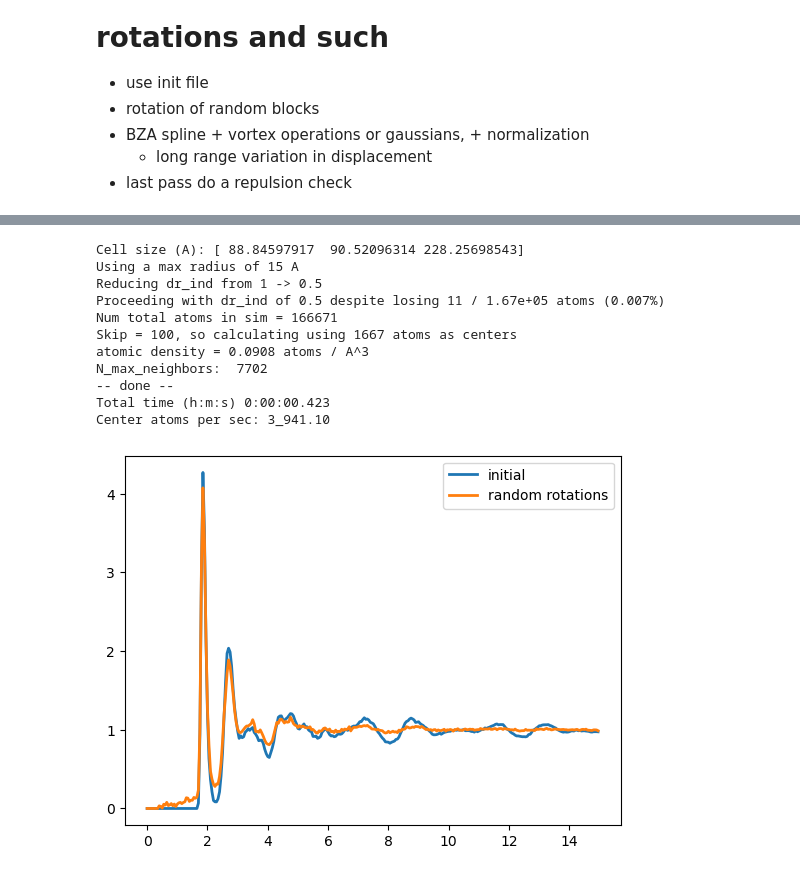
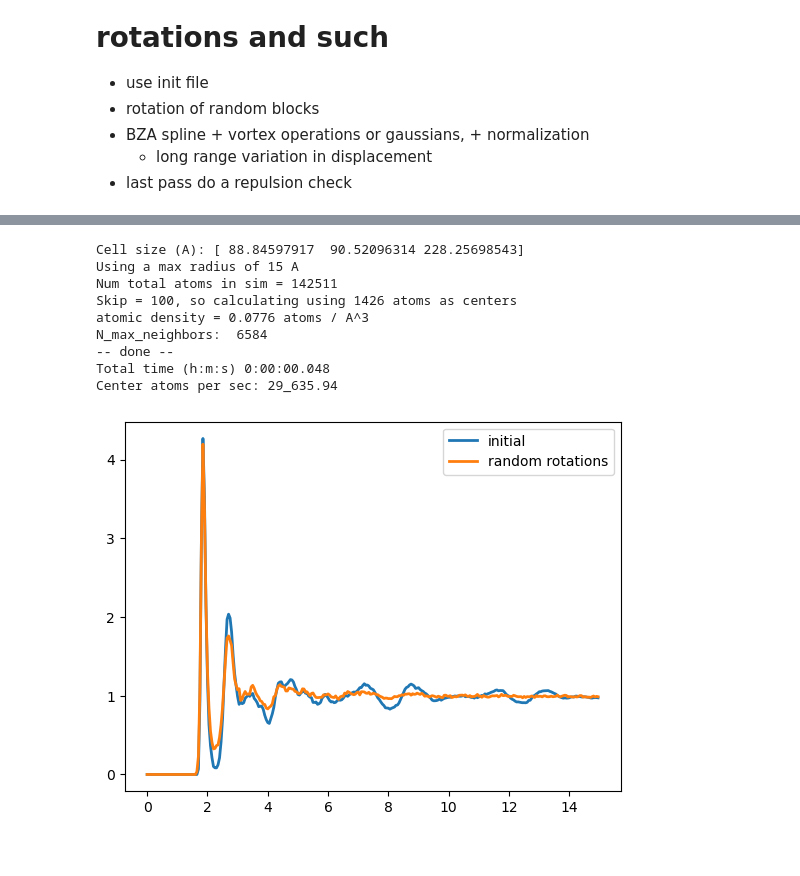
Before and after one commit to Art-MC/GAS, a Jupyter notebook: gas/PDFs/notebooks/gen_vars.ipynb, the cells around one changed output, grey strips where cells are left out. Cells and saved outputs as stored; diff of their text form; code cells hidden in the pictures.

```diff
--- a/gas/PDFs/notebooks/gen_vars.ipynb
+++ b/gas/PDFs/notebooks/gen_vars.ipynb
@@ -484,31 +429,29 @@ scene.populate()
 # %%
 r, gr2 = rdf.rdf(
-        scene.ase_atoms,
+        mod_atoms,
         pbcs=atoms.pbc,
         **RDF_params,
         dr_ind_min = 0.5,
 )
 gr2 = gr2.get()
 r = r.get()
 
 fig, ax = plt.subplots()
 ax.plot(r, gr_init, label='initial', lw=2)
 ax.plot(r, gr2, label='random rotations', lw=2)
 # ax.plot(r, gr2, label='gr2', linestyle='dotted', lw=2)
 ax.legend()
 plt.show()
 # %% [output]
 Cell size (A): [ 88.84597917  90.52096314 228.25698543]
 Using a max radius of 15 A
-Reducing dr_ind from 1 -> 0.5
-Proceeding with dr_ind of 0.5 despite losing 11 / 1.67e+05 atoms (0.007%)
-Num total atoms in sim = 166671
-Skip = 100, so calculating using 1667 atoms as centers
-atomic density = 0.0908 atoms / A^3
-N_max_neighbors:  7702
+Num total atoms in sim = 142511
+Skip = 100, so calculating using 1426 atoms as centers
+atomic density = 0.0776 atoms / A^3
+N_max_neighbors:  6584
 -- done --
-Total time (h:m:s) 0:00:00.423
-Center atoms per sec: 3_941.10
+Total time (h:m:s) 0:00:00.048
+Center atoms per sec: 29_635.94
-[figure, old version]
+[figure, new version]
 # %%
 r, gr2 = rdf.rdf(
```
Also changed, not shown: parts of 34 cells of this notebook, 2 other files.
